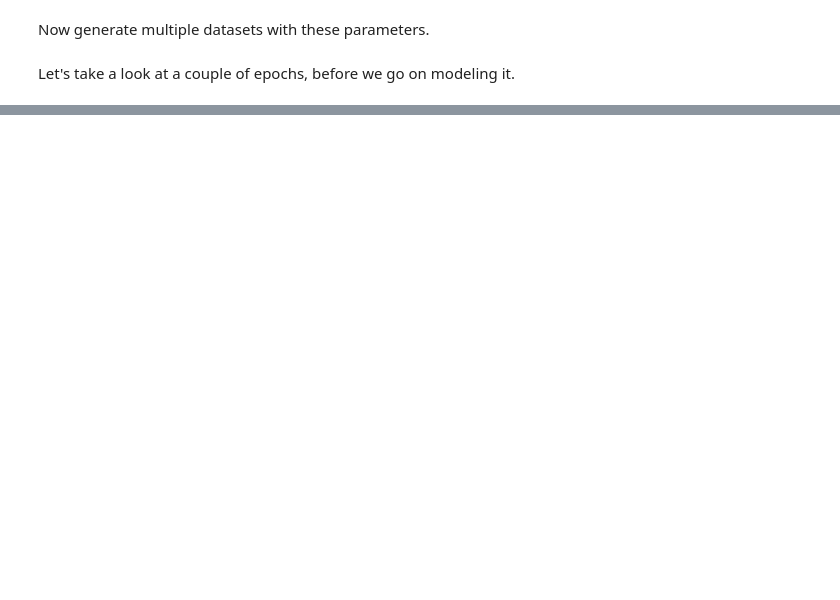
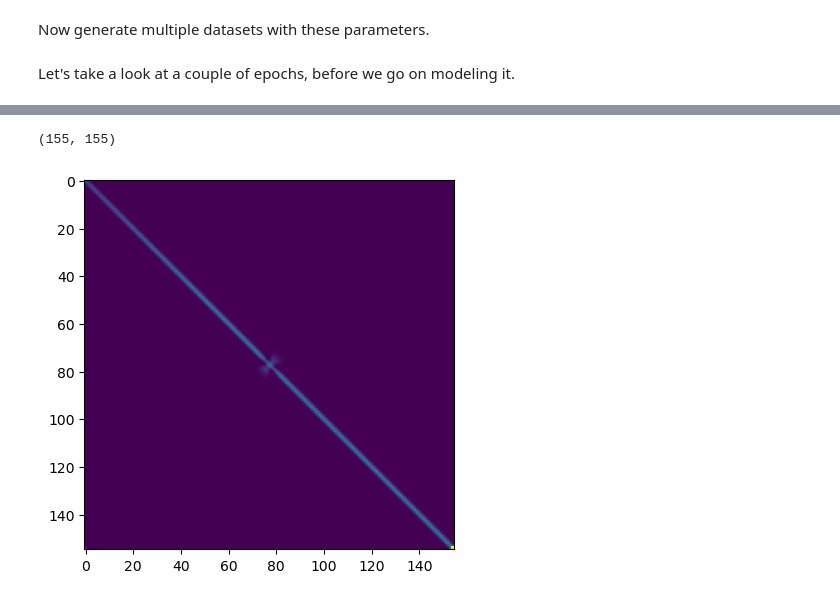
Before and after one commit to mdd423/wobble_jax, a Jupyter notebook: notebooks/01-testdata.ipynb, the cells around one changed output, grey strips where cells are left out. Saved outputs shown, nothing was run; the diff lists cells and outputs as text; code cells hidden in the pictures; blank space fills up the shorter version.

```diff
--- a/notebooks/01-testdata.ipynb
+++ b/notebooks/01-testdata.ipynb
@@ -240,7 +111,0 @@ class WobbleModel(jabble.model.AdditiveModel):
-# %%
-vel_padding = 100 * u.km/u.s
-p_val = 2
-model_grid = jabble.model.create_x_grid(x_grid,vel_padding,2*resolution)
-filenames = ['testdata_snr{}_20.stats'.format(snr),'testdata_snr{}_20.stats'.format(snr/2),'testdata_snr{}_5.stats'.format(snr),'testdata_snr{}_5.stats'.format(snr/2)]
-init_airmass = np.ones(epoches)
-model_set = [WobbleModel(init_shifts,init_airmass,model_grid,p_val) for x in datasets]# for j in range(len(datasets))]
@@ -552,0 +112,6 @@ plt.show()
+# %%
+cpus = jax.devices("cpu")
+# gpus = jax.devices("gpu")
+
+init_vels = guess_vel
+init_shifts = jabble.physics.shifts(init_vels.to(u.m/u.s).value)
@@ -552,0 +400,9 @@ plt.show()
+# %%
+reduce_info.shape
+# %% [output]
+(155, 155)
+# %%
+plt.imshow(reduce_info,vmin=0,vmax=1e8)
+plt.show()
+# %% [output]
+[figure, added]
```
Also changed, not shown: parts of 31 cells of this notebook.
